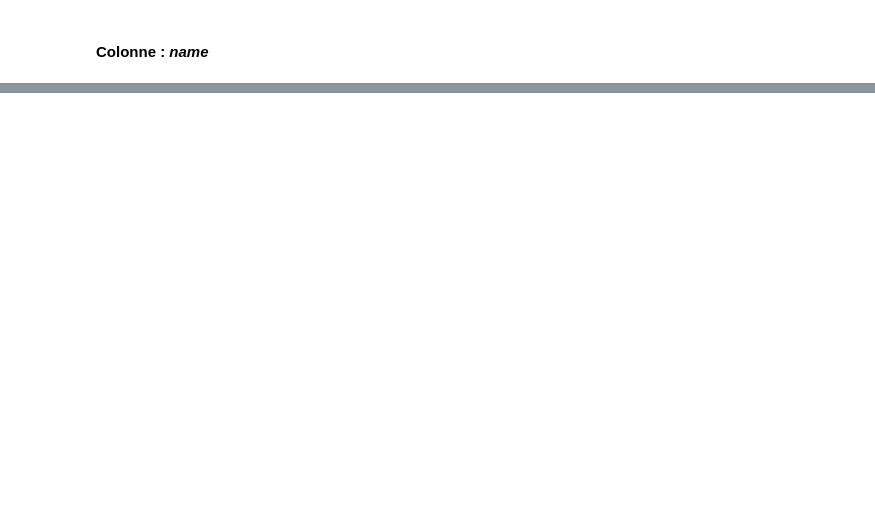
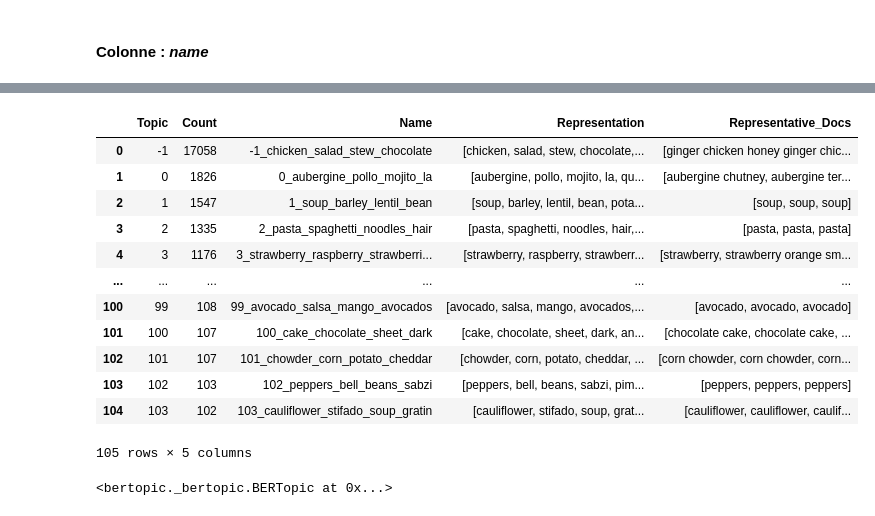
Before and after one commit to amaldre/projet_Kit_Big_Data, a Jupyter notebook: data_processing/eda__features_mode.ipynb, the cells around one changed output, grey strips where cells are left out. Cells and saved outputs as stored; diff of their text form; code cells hidden in the pictures; blank space fills up the shorter version.

```diff
--- a/data_processing/eda__features_mode.ipynb
+++ b/data_processing/eda__features_mode.ipynb
@@ -974,7 +974,7 @@ topic_model.reduce_topics(sample_df['cleaned_description'], nr_topics=40)
 # %% [output]
 <bertopic._bertopic.BERTopic at 0x...>
 # %%
-sample_df['dominant_topic'] = topics
+sample_df['dominant_topic_description'] = topics
 # %%
 topic_model.get_topic_info()
 # %% [output]
@@ -1010,3 +1010,8 @@ alt.Chart(sample_data_lda).mark_circle(size=200).encode(x='x', y='y', color='top
 [interactive output not drawn]
 # %% [markdown]
 #### Colonne : *name*
+# %%
+
+
+sample_df['cleaned_name'] = sample_df['name'].apply(clean_and_tokenize)
+sample_df['cleaned_name'] = sample_df['cleaned_name'].apply(lambda x: ' '.join(x))
@@ -1012,0 +1026,18 @@ alt.Chart(sample_data_lda).mark_circle(size=200).encode(x='x', y='y', color='top
+# %%
+sample_df = sample_df.reset_index(drop=True)
+# %%
+model = SentenceTransformer('paraphrase-MiniLM-L6-v2')
+embeddings = model.encode(sample_df['cleaned_name'], show_progress_bar=True)
+
+
+# topic_model = BERTopic(min_topic_size=50)
+
+topic_model = BERTopic(min_topic_size=100)
+
+
+topics, probs = topic_model.fit_transform(sample_df['cleaned_name'], embeddings)
+
+
+topic_model.get_topic_info()
+
+sample_df['dominant_topic_name'] = topics
@@ -1012,0 +1061,20 @@ alt.Chart(sample_data_lda).mark_circle(size=200).encode(x='x', y='y', color='top
+# %%
+topic_model.get_topic_info()
+# %% [output]
+|  | Topic | Count | Name | Representation | Representative_Docs |
+| 0 | -1 | 17058 | -1_chicken_salad_stew_chocolate | [chicken, salad, stew, chocolate,... | [ginger chicken honey ginger chic... |
+| 1 | 0 | 1826 | 0_aubergine_pollo_mojito_la | [aubergine, pollo, mojito, la, qu... | [aubergine chutney, aubergine ter... |
+| 2 | 1 | 1547 | 1_soup_barley_lentil_bean | [soup, barley, lentil, bean, pota... | [soup, soup, soup] |
+| 3 | 2 | 1335 | 2_pasta_spaghetti_noodles_hair | [pasta, spaghetti, noodles, hair,... | [pasta, pasta, pasta] |
+| 4 | 3 | 1176 | 3_strawberry_raspberry_strawberri... | [strawberry, raspberry, strawberr... | [strawberry, strawberry orange sm... |
+| ... | ... | ... | ... | ... | ... |
+| 100 | 99 | 108 | 99_avocado_salsa_mango_avocados | [avocado, salsa, mango, avocados,... | [avocado, avocado, avocado] |
+| 101 | 100 | 107 | 100_cake_chocolate_sheet_dark | [cake, chocolate, sheet, dark, an... | [chocolate cake, chocolate cake, ... |
+| 102 | 101 | 107 | 101_chowder_corn_potato_cheddar | [chowder, corn, potato, cheddar, ... | [corn chowder, corn chowder, corn... |
+| 103 | 102 | 103 | 102_peppers_bell_beans_sabzi | [peppers, bell, beans, sabzi, pim... | [peppers, peppers, peppers] |
+| 104 | 103 | 102 | 103_cauliflower_stifado_soup_gratin | [cauliflower, stifado, soup, grat... | [cauliflower, cauliflower, caulif... |
+105 rows × 5 columns
+# %%
+topic_model.reduce_topics(sample_df['cleaned_name'], nr_topics=10)
+# %% [output]
+<bertopic._bertopic.BERTopic at 0x...>
```
Also changed, not shown: parts of 16 cells of this notebook.
